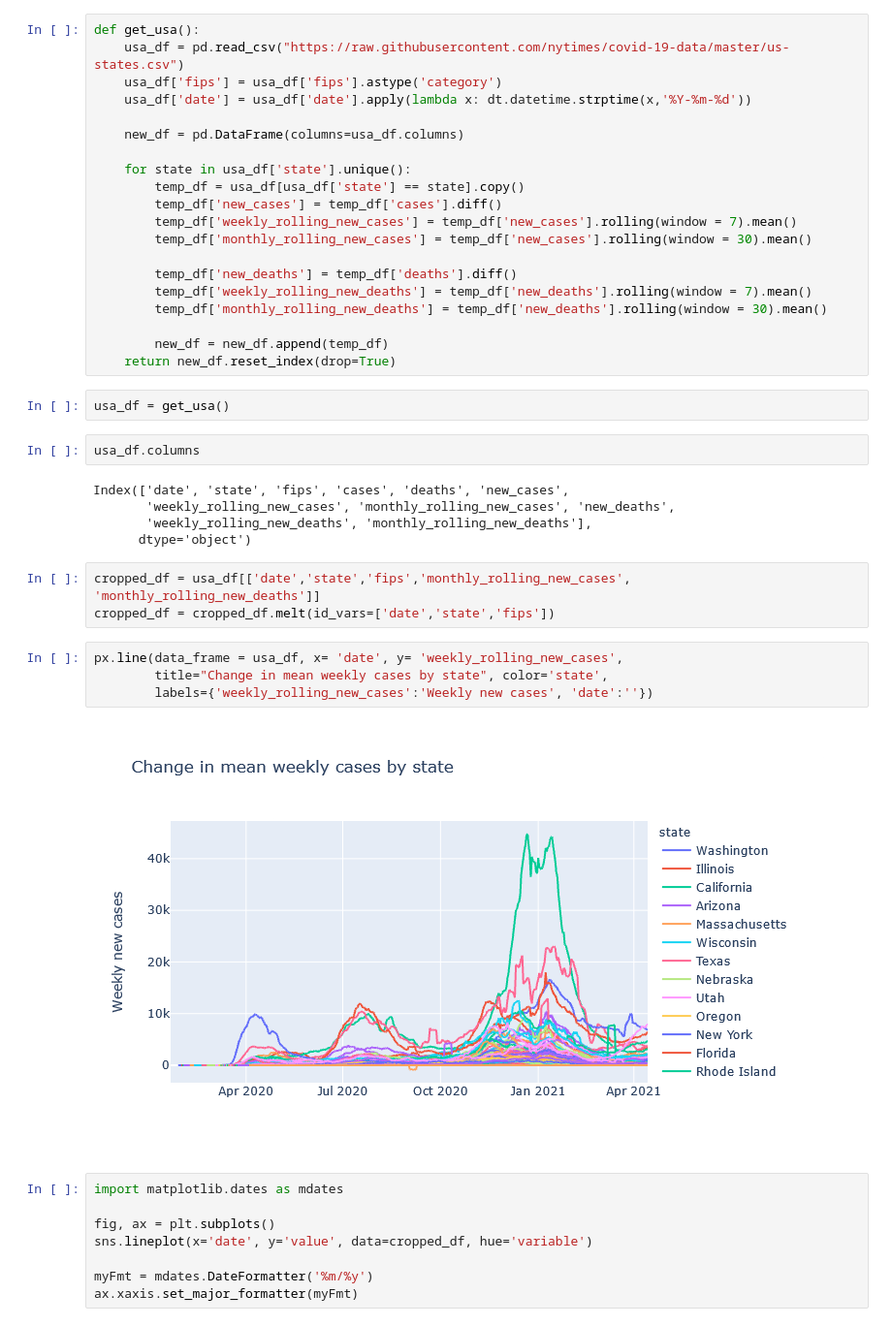
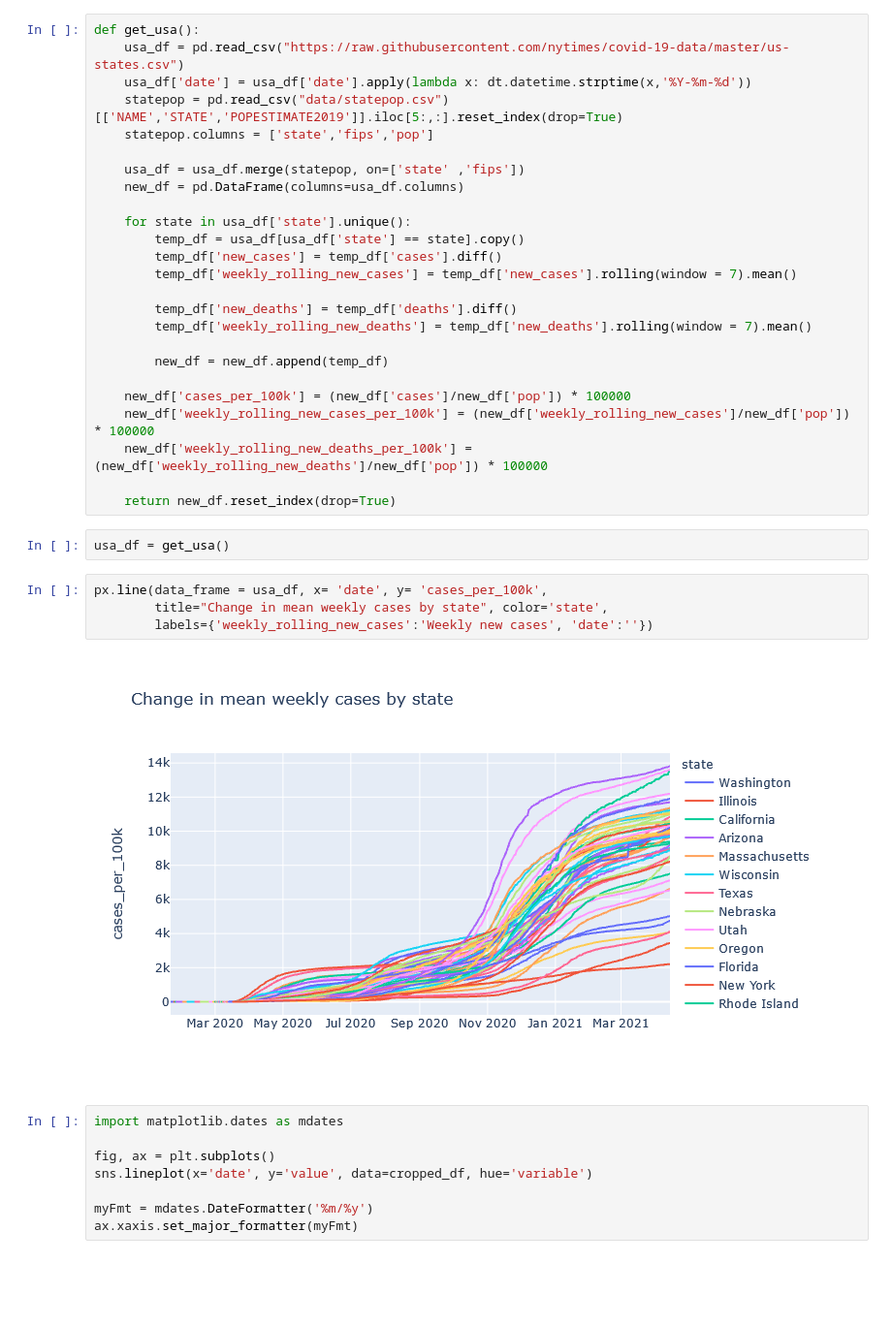
Before and after one commit to pomkos/covid_dash, a Jupyter notebook: covid_soup.ipynb, the cells around one changed output. Shown at 97% size. Saved outputs shown, nothing was run; the diff lists cells and outputs as text; blank space fills up the shorter version.

```diff
--- a/covid_soup.ipynb
+++ b/covid_soup.ipynb
@@ -197,41 +197,36 @@ import seaborn as sns
 # %%
 def get_usa():
     usa_df = pd.read_csv("https://raw.githubusercontent.com/nytimes/covid-19-data/master/us-states.csv")
-    usa_df['fips'] = usa_df['fips'].astype('category')
     usa_df['date'] = usa_df['date'].apply(lambda x: dt.datetime.strptime(x,'%Y-%m-%d'))
+    statepop = pd.read_csv("data/statepop.csv")[['NAME','STATE','POPESTIMATE2019']].iloc[5:,:].reset_index(drop=True)
+    statepop.columns = ['state','fips','pop']
 
+    usa_df = usa_df.merge(statepop, on=['state' ,'fips'])
     new_df = pd.DataFrame(columns=usa_df.columns)
 
     for state in usa_df['state'].unique():
         temp_df = usa_df[usa_df['state'] == state].copy()
         temp_df['new_cases'] = temp_df['cases'].diff()
         temp_df['weekly_rolling_new_cases'] = temp_df['new_cases'].rolling(window = 7).mean()
-        temp_df['monthly_rolling_new_cases'] = temp_df['new_cases'].rolling(window = 30).mean()
 
         temp_df['new_deaths'] = temp_df['deaths'].diff()
         temp_df['weekly_rolling_new_deaths'] = temp_df['new_deaths'].rolling(window = 7).mean()
-        temp_df['monthly_rolling_new_deaths'] = temp_df['new_deaths'].rolling(window = 30).mean()
 
         new_df = new_df.append(temp_df)
+
+    new_df['cases_per_100k'] = (new_df['cases']/new_df['pop']) * 100000
+    new_df['weekly_rolling_new_cases_per_100k'] = (new_df['weekly_rolling_new_cases']/new_df['pop']) * 100000
+    new_df['weekly_rolling_new_deaths_per_100k'] = (new_df['weekly_rolling_new_deaths']/new_df['pop']) * 100000
+
     return new_df.reset_index(drop=True)
 # %%
 usa_df = get_usa()
-# %%
-usa_df.columns
-# %% [output]
-Index(['date', 'state', 'fips', 'cases', 'deaths', 'new_cases',
-       'weekly_rolling_new_cases', 'monthly_rolling_new_cases', 'new_deaths',
-       'weekly_rolling_new_deaths', 'monthly_rolling_new_deaths'],
-      dtype='object')
-# %%
-cropped_df = usa_df[['date','state','fips','monthly_rolling_new_cases', 'monthly_rolling_new_deaths']]
-cropped_df = cropped_df.melt(id_vars=['date','state','fips'])
 # %%
-px.line(data_frame = usa_df, x= 'date', y= 'weekly_rolling_new_cases',
+px.line(data_frame = usa_df, x= 'date', y= 'cases_per_100k',
         title="Change in mean weekly cases by state", color='state',
         labels={'weekly_rolling_new_cases':'Weekly new cases', 'date':''})
 # %% [output]
-[figure, old version]
+[figure, new version]
 # %%
 import matplotlib.dates as mdates
 
```
Also changed, not shown: 3 other files.
